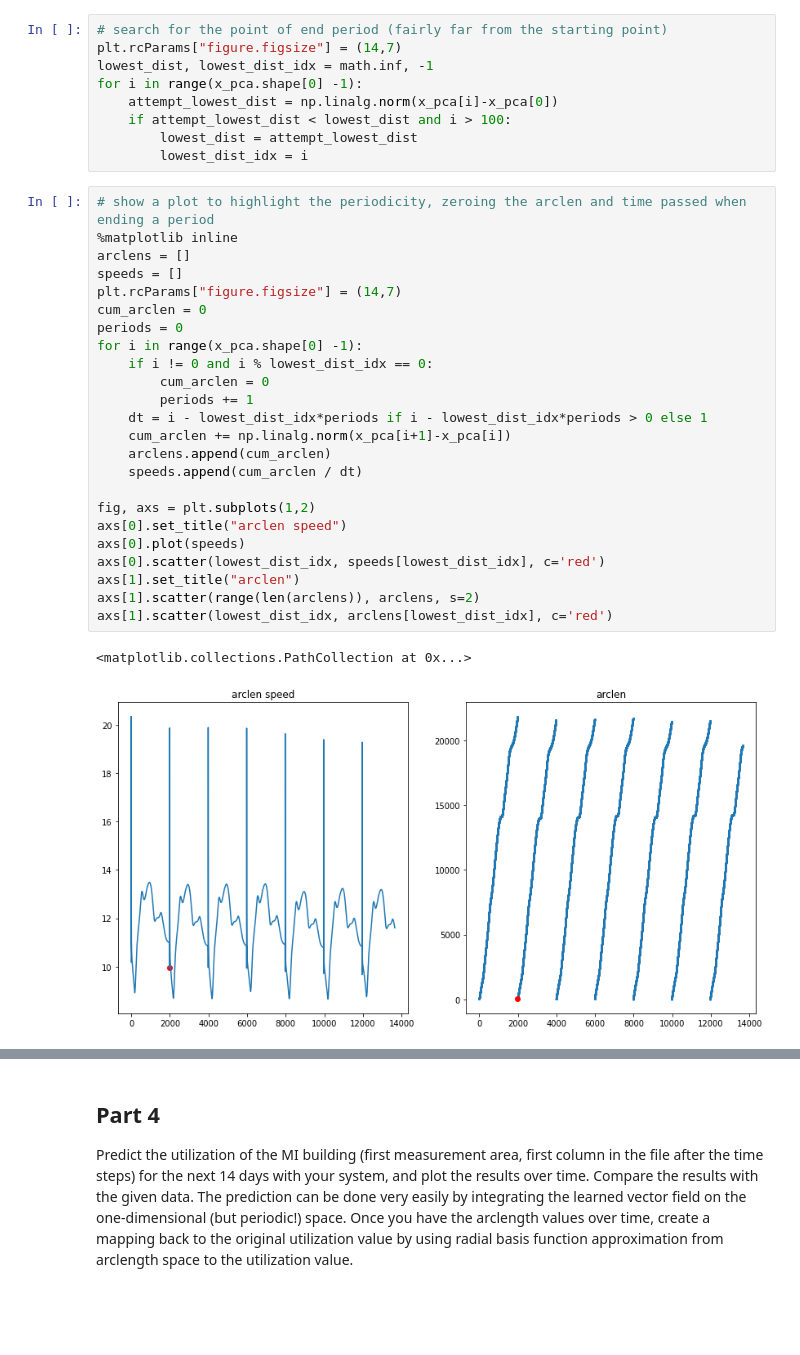
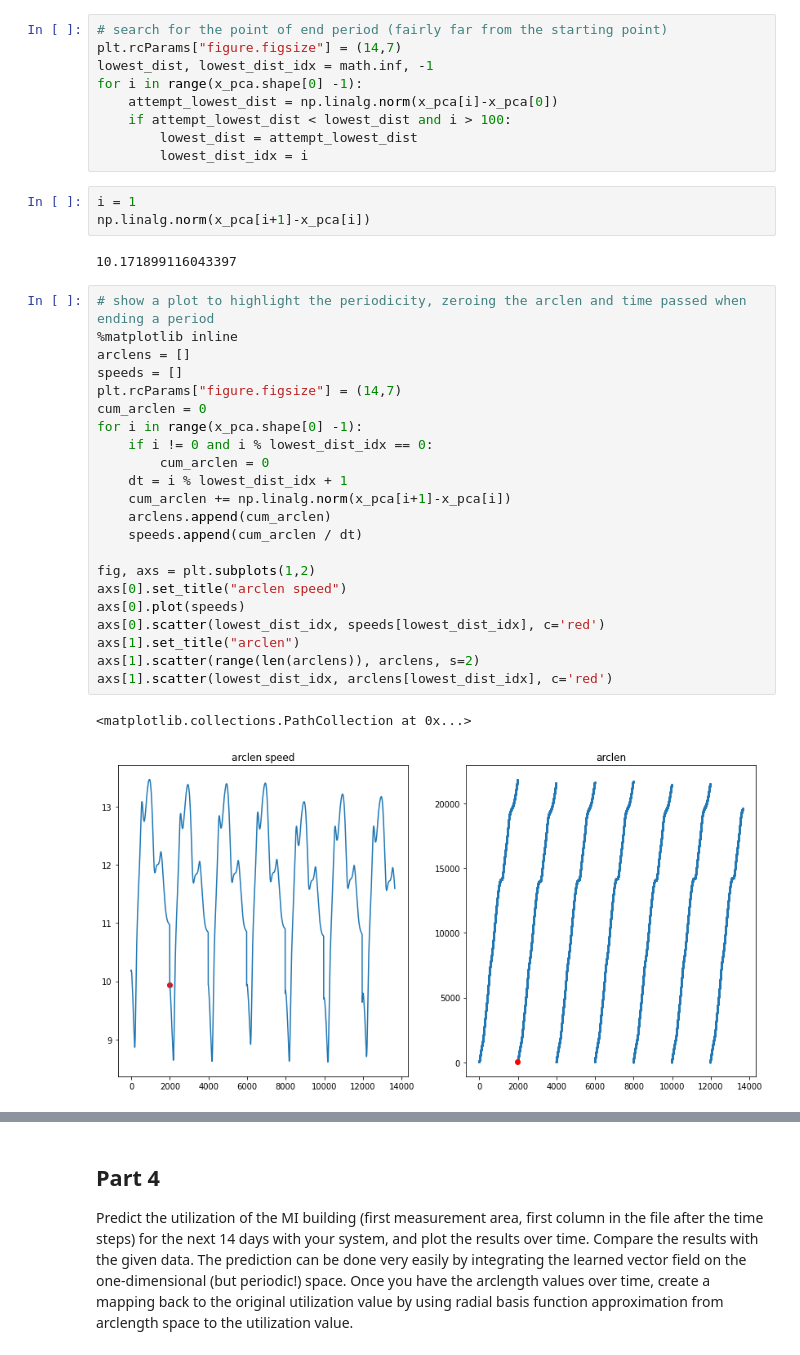
Before and after one commit to AlexPasqua/MLCMS-exercises, a Jupyter notebook: EX5/src/task5.ipynb, the cells around one changed output, grey strips where cells are left out. Cells and saved outputs as stored; diff of their text form; blank space fills up the shorter version.

```diff
--- a/EX5/src/task5.ipynb
+++ b/EX5/src/task5.ipynb
@@ -95,32 +97,35 @@ for i in range(x_pca.shape[0] -1):
     if attempt_lowest_dist < lowest_dist and i > 100:
         lowest_dist = attempt_lowest_dist
         lowest_dist_idx = i
+# %%
+i = 1
+np.linalg.norm(x_pca[i+1]-x_pca[i])
+# %% [output]
+10.171899116043397
 # %%
 # show a plot to highlight the periodicity, zeroing the arclen and time passed when ending a period
 %matplotlib inline
 arclens = []
 speeds = []
 plt.rcParams["figure.figsize"] = (14,7)
 cum_arclen = 0
-periods = 0
 for i in range(x_pca.shape[0] -1):
     if i != 0 and i % lowest_dist_idx == 0:
         cum_arclen = 0
-        periods += 1
-    dt = i - lowest_dist_idx*periods if i - lowest_dist_idx*periods > 0 else 1
+    dt = i % lowest_dist_idx + 1
     cum_arclen += np.linalg.norm(x_pca[i+1]-x_pca[i])
     arclens.append(cum_arclen)
     speeds.append(cum_arclen / dt)
 
 fig, axs = plt.subplots(1,2)
 axs[0].set_title("arclen speed")
 axs[0].plot(speeds)
 axs[0].scatter(lowest_dist_idx, speeds[lowest_dist_idx], c='red')
 axs[1].set_title("arclen")
 axs[1].scatter(range(len(arclens)), arclens, s=2)
 axs[1].scatter(lowest_dist_idx, arclens[lowest_dist_idx], c='red')
 # %% [output]
 <matplotlib.collections.PathCollection at 0x...>
-[figure, old version]
+[figure, new version]
 # %%
 # create the final vector field, showing a single period
```
Also changed, not shown: parts of 10 cells of this notebook, 1 other file.
